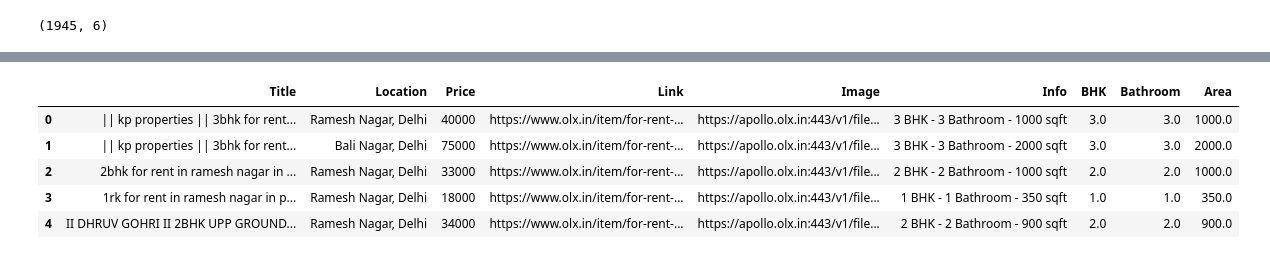
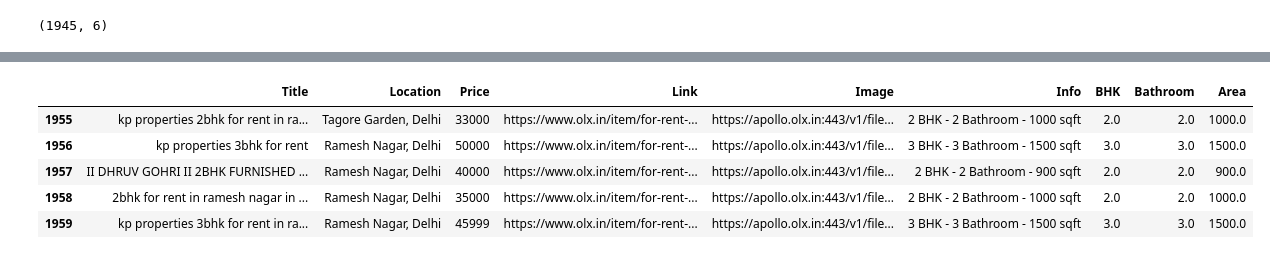
Before and after one commit to HanniKanchap/SmartRent, a Jupyter notebook: Cleaning/data_cleaning.ipynb, the cells around one changed output, grey strips where cells are left out. Saved outputs shown, nothing was run; the diff lists cells and outputs as text; code cells hidden in the pictures.

```diff
--- a/Cleaning/data_cleaning.ipynb
+++ b/Cleaning/data_cleaning.ipynb
@@ -92,14 +101,14 @@ def parse_listing(info):
 
 df[['BHK', 'Bathroom', 'Area']] = df['Info'].apply(parse_listing)
 # %%
-df.head()
+df.tail()
 # %% [output]
 |  | Title | Location | Price | Link | Image | Info | BHK | Bathroom | Area |
-| 0 | || kp properties || 3bhk for rent... | Ramesh Nagar, Delhi | 40000 | https://www.olx.in/item/for-rent-... | https://apollo.olx.in:443/v1/file... | 3 BHK - 3 Bathroom - 1000 sqft | 3.0 | 3.0 | 1000.0 |
-| 1 | || kp properties || 3bhk for rent... | Bali Nagar, Delhi | 75000 | https://www.olx.in/item/for-rent-... | https://apollo.olx.in:443/v1/file... | 3 BHK - 3 Bathroom - 2000 sqft | 3.0 | 3.0 | 2000.0 |
-| 2 | 2bhk for rent in ramesh nagar in ... | Ramesh Nagar, Delhi | 33000 | https://www.olx.in/item/for-rent-... | https://apollo.olx.in:443/v1/file... | 2 BHK - 2 Bathroom - 1000 sqft | 2.0 | 2.0 | 1000.0 |
-| 3 | 1rk for rent in ramesh nagar in p... | Ramesh Nagar, Delhi | 18000 | https://www.olx.in/item/for-rent-... | https://apollo.olx.in:443/v1/file... | 1 BHK - 1 Bathroom - 350 sqft | 1.0 | 1.0 | 350.0 |
-| 4 | II DHRUV GOHRI II 2BHK UPP GROUND... | Ramesh Nagar, Delhi | 34000 | https://www.olx.in/item/for-rent-... | https://apollo.olx.in:443/v1/file... | 2 BHK - 2 Bathroom - 900 sqft | 2.0 | 2.0 | 900.0 |
+| 1955 | kp properties 2bhk for rent in ra... | Tagore Garden, Delhi | 33000 | https://www.olx.in/item/for-rent-... | https://apollo.olx.in:443/v1/file... | 2 BHK - 2 Bathroom - 1000 sqft | 2.0 | 2.0 | 1000.0 |
+| 1956 | kp properties 3bhk for rent | Ramesh Nagar, Delhi | 50000 | https://www.olx.in/item/for-rent-... | https://apollo.olx.in:443/v1/file... | 3 BHK - 3 Bathroom - 1500 sqft | 3.0 | 3.0 | 1500.0 |
+| 1957 | II DHRUV GOHRI II 2BHK FURNISHED ... | Ramesh Nagar, Delhi | 40000 | https://www.olx.in/item/for-rent-... | https://apollo.olx.in:443/v1/file... | 2 BHK - 2 Bathroom - 900 sqft | 2.0 | 2.0 | 900.0 |
+| 1958 | 2bhk for rent in ramesh nagar in ... | Ramesh Nagar, Delhi | 35000 | https://www.olx.in/item/for-rent-... | https://apollo.olx.in:443/v1/file... | 2 BHK - 2 Bathroom - 1000 sqft | 2.0 | 2.0 | 1000.0 |
+| 1959 | kp properties 3bhk for rent in ra... | Ramesh Nagar, Delhi | 45999 | https://www.olx.in/item/for-rent-... | https://apollo.olx.in:443/v1/file... | 3 BHK - 3 Bathroom - 1500 sqft | 3.0 | 3.0 | 1500.0 |
 # %%
 def get_area(data):
     data = data.split(',')
```
Also changed, not shown: parts of 17 cells of this notebook, 7 other files.
